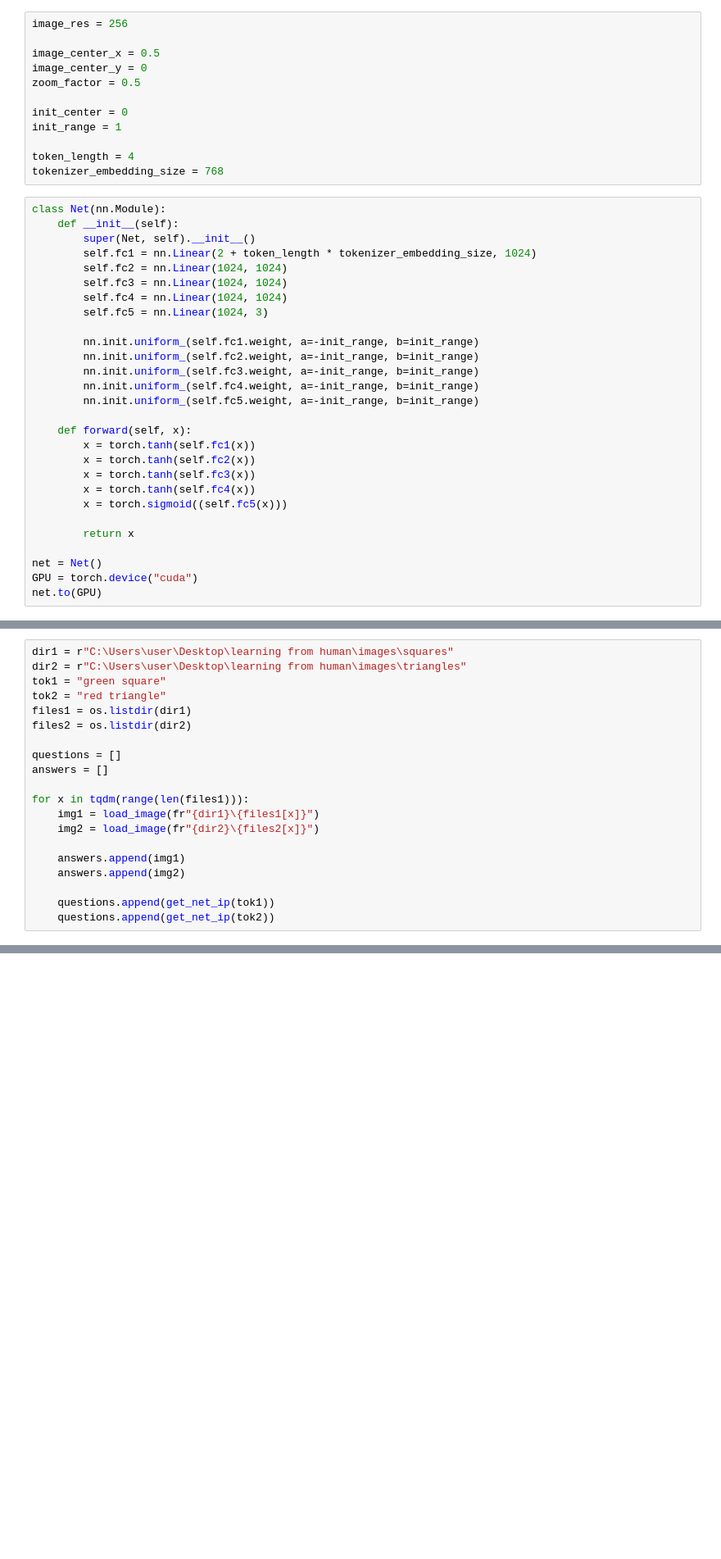
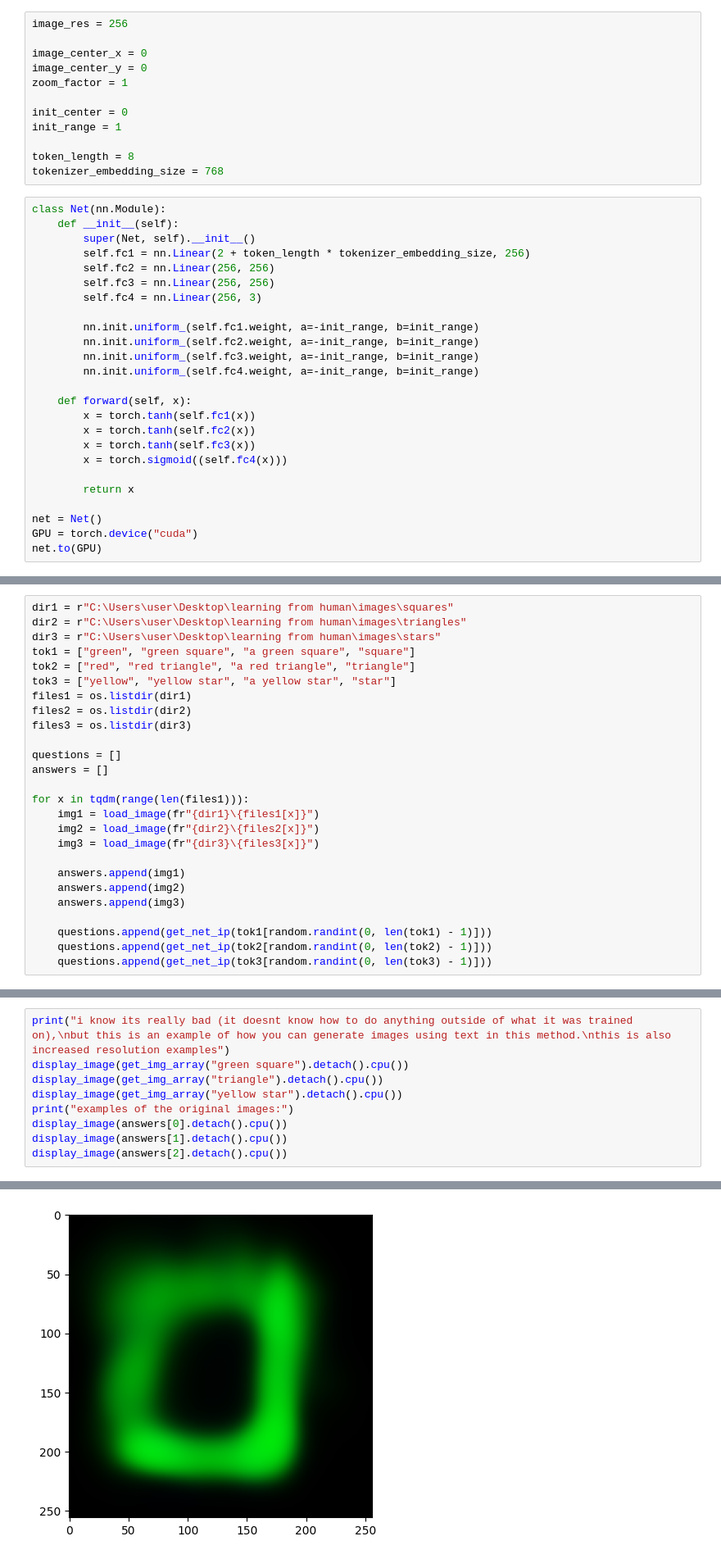
Before and after one commit to marmust/color_classification, a Jupyter notebook: TOKENIZER+PLR.ipynb, the cells around one changed output, grey strips where cells are left out. Shown: that part at 82% size. Saved outputs shown, nothing was run; the diff lists cells and outputs as text; blank space fills up the shorter version.

```diff
--- a/TOKENIZER+PLR.ipynb
+++ b/TOKENIZER+PLR.ipynb
@@ -11,37 +12,34 @@ from transformers import BertTokenizer, BertModel
 # %%
 image_res = 256
 
-image_center_x = 0.5
+image_center_x = 0
 image_center_y = 0
-zoom_factor = 0.5
+zoom_factor = 1
 
 init_center = 0
 init_range = 1
 
-token_length = 4
+token_length = 8
 tokenizer_embedding_size = 768
 # %%
 class Net(nn.Module):
     def __init__(self):
         super(Net, self).__init__()
-        self.fc1 = nn.Linear(2 + token_length * tokenizer_embedding_size, 1024)
-        self.fc2 = nn.Linear(1024, 1024)
-        self.fc3 = nn.Linear(1024, 1024)
-        self.fc4 = nn.Linear(1024, 1024)
-        self.fc5 = nn.Linear(1024, 3)
+        self.fc1 = nn.Linear(2 + token_length * tokenizer_embedding_size, 256)
+        self.fc2 = nn.Linear(256, 256)
+        self.fc3 = nn.Linear(256, 256)
+        self.fc4 = nn.Linear(256, 3)
 
         nn.init.uniform_(self.fc1.weight, a=-init_range, b=init_range)
         nn.init.uniform_(self.fc2.weight, a=-init_range, b=init_range)
         nn.init.uniform_(self.fc3.weight, a=-init_range, b=init_range)
         nn.init.uniform_(self.fc4.weight, a=-init_range, b=init_range)
-        nn.init.uniform_(self.fc5.weight, a=-init_range, b=init_range)
 
     def forward(self, x):
         x = torch.tanh(self.fc1(x))
         x = torch.tanh(self.fc2(x))
         x = torch.tanh(self.fc3(x))
-        x = torch.tanh(self.fc4(x))
-        x = torch.sigmoid((self.fc5(x)))
+        x = torch.sigmoid((self.fc4(x)))
 
         return x
 
@@ -121,10 +118,13 @@ def get_img_array(text):
 # %%
 dir1 = r"C:\Users\user\Desktop\learning from human\images\squares"
 dir2 = r"C:\Users\user\Desktop\learning from human\images\triangles"
-tok1 = "green square"
-tok2 = "red triangle"
+dir3 = r"C:\Users\user\Desktop\learning from human\images\stars"
+tok1 = ["green", "green square", "a green square", "square"]
+tok2 = ["red", "red triangle", "a red triangle", "triangle"]
+tok3 = ["yellow", "yellow star", "a yellow star", "star"]
 files1 = os.listdir(dir1)
 files2 = os.listdir(dir2)
+files3 = os.listdir(dir3)
 
 questions = []
 answers = []
@@ -132,10 +132,13 @@ answers = []
 for x in tqdm(range(len(files1))):
     img1 = load_image(fr"{dir1}\{files1[x]}")
     img2 = load_image(fr"{dir2}\{files2[x]}")
+    img3 = load_image(fr"{dir3}\{files3[x]}")
 
     answers.append(img1)
     answers.append(img2)
+    answers.append(img3)
 
-    questions.append(get_net_ip(tok1))
-    questions.append(get_net_ip(tok2))
+    questions.append(get_net_ip(tok1[random.randint(0, len(tok1) - 1)]))
+    questions.append(get_net_ip(tok2[random.randint(0, len(tok2) - 1)]))
+    questions.append(get_net_ip(tok3[random.randint(0, len(tok3) - 1)]))
 # %%
@@ -160,0 +148,10 @@ these are the two upscaled ones:
+# %%
+print("i know its really bad (it doesnt know how to do anything outside of what it was trained on),\nbut this is an example of how you can generate images using text in this method.\nthis is also increased resolution examples")
+display_image(get_img_array("green square").detach().cpu())
+display_image(get_img_array("triangle").detach().cpu())
+display_image(get_img_array("yellow star").detach().cpu())
+print("examples of the original images:")
+display_image(answers[0].detach().cpu())
+display_image(answers[1].detach().cpu())
+display_image(answers[2].detach().cpu())
+# %% [output]
@@ -160,0 +161 @@ these are the two upscaled ones:
+[figure, added]
```
Also changed, not shown: parts of 7 cells of this notebook.
